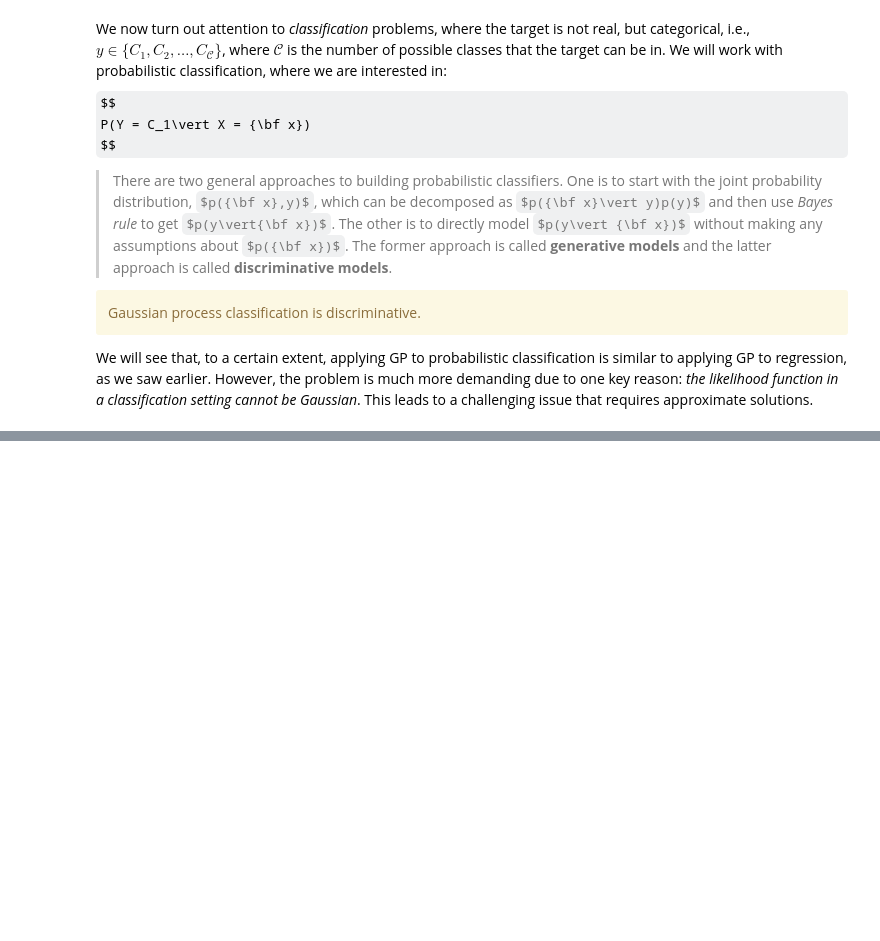
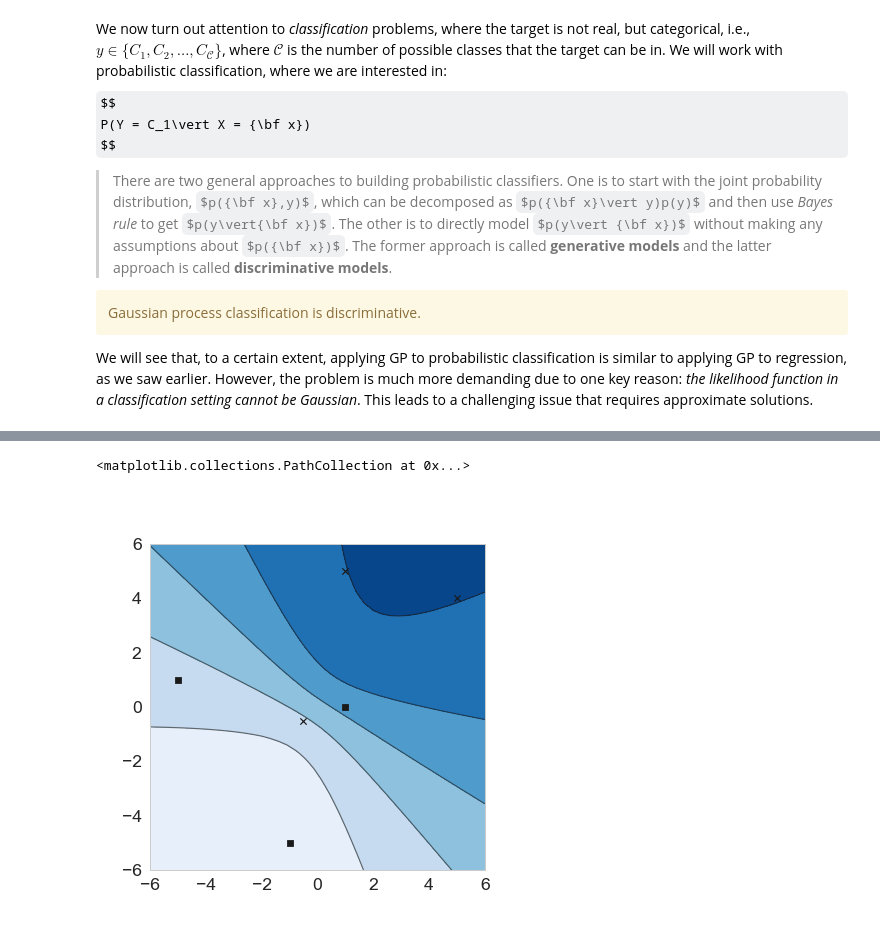
Before and after one commit to ubdsgroup/mladvanced-notebooks, a Jupyter notebook: GaussianProcessClassification.ipynb, the cells around one changed output, grey strips where cells are left out. Cells and saved outputs as stored; diff of their text form; code cells hidden in the pictures; some formulas as TeX source; blank space fills up the shorter version.

```diff
--- a/GaussianProcessClassification.ipynb
+++ b/GaussianProcessClassification.ipynb
@@ -70,0 +156,34 @@ Now, this is the start of all our troubles :(
+# %%
+def predictiveProb(x_star,X,y,Sigma_p):
+    w1s = np.linspace(-2, 2, 40)
+    w2s = np.linspace(-2, 2, 40)
+    W1, W2 = np.meshgrid(w1s, w2s)
+    pred_prob = 0
+    for w1,w2 in zip(W1.flatten(),W2.flatten()):
+        w = np.array([[w1],[w2]])
+        pdf = np.exp(logpdf(w,X,y,prior_cov))
+        pred_w = 1/(1 + np.exp(-1*np.dot(w.T,x_star)))
+        pred_prob += pdf*pred_w
+    return pred_prob
+# %%
+x1s = np.linspace(-6, 6, 40)
+x2s = np.linspace(-6, 6, 40)
+X1, X2 = np.meshgrid(x1s, x2s)
+pred_probs = []
+for x1,x2 in zip(X1.flatten(),X2.flatten()):
+    pred_probs.append(predictiveProb(np.array([[x1],[x2]]),X,y,prior_cov))
+
+pred_probs = np.array(pred_probs)
+P = np.reshape(pred_probs,(len(x1s),len(x2s)))
+# %%
+fig = plt.figure(figsize=(6,6))
+ax = fig.gca()
+
+cfset = ax.contourf(X1, X2, P, levels=5,cmap='Blues')
+cset = ax.contour(X1, X2, P, levels=5, colors='k',alpha=0.6)
+ax.scatter(X[0:3,0],X[0:3,1],c='k',marker='s',s=40)
+ax.scatter(X[3:,0],X[3:,1],c='k',marker='x',s=40)
+#ax.clabel(cset, inline=1, fontsize=10)
+# %% [output]
+<matplotlib.collections.PathCollection at 0x...>
+[figure, added]
```
Also changed, not shown: parts of 18 cells of this notebook, 2 other files.
